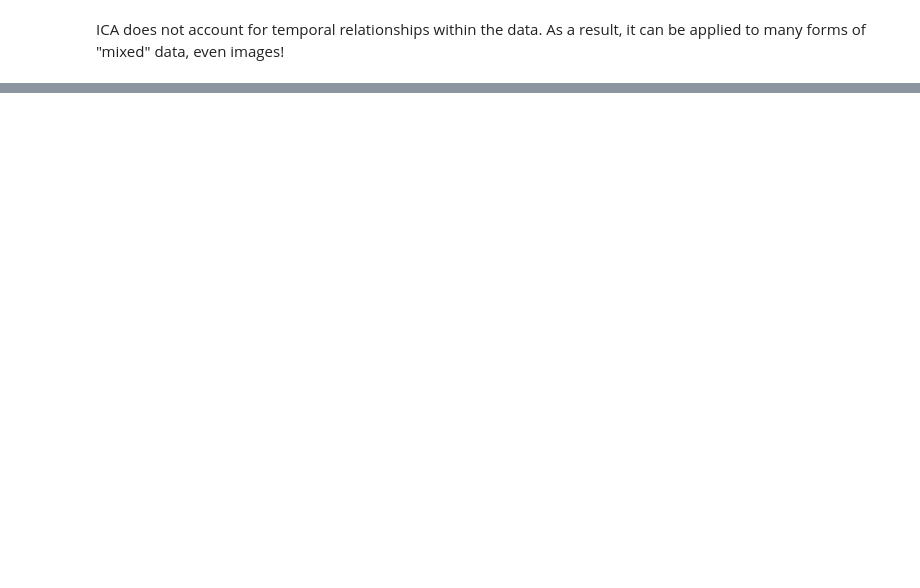
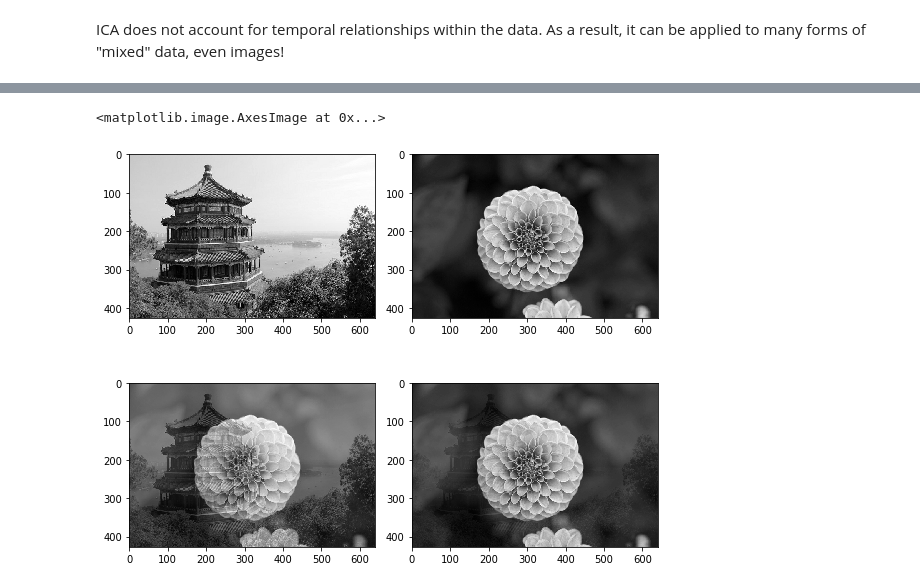
Before and after one commit to ntolley/ds_examples, a Jupyter notebook: ICA.ipynb, the cells around one changed output, grey strips where cells are left out. Drawn from its saved outputs; the diff is of its cells as text; code cells hidden in the pictures; blank space fills up the shorter version.

```diff
--- a/ICA.ipynb
+++ b/ICA.ipynb
@@ -63,0 +68,26 @@ plt.imshow(images['images'][0])
+# %%
+image1_idx, image2_idx = 0, 1
+obv1, obv2 = 0, 1
+
+dataset = load_sample_images()
+rgb_weights = [0.2989, 0.5870, 0.1140] # Used to convert images to grayscale
+img1 =  np.dot(dataset['images'][image1_idx], rgb_weights)
+img2 =  np.dot(dataset['images'][image2_idx], rgb_weights)
+img_shape = img1.shape
+img_flattened = np.vstack([img1.reshape(1,-1), img2.reshape(1,-1)]).T
+mixing_matrix = np.array([[2, 0.5],
+                           [0.6, 5],
+                           [3, 2.2]])
+observations = np.dot(img_flattened, mixing_matrix.T)
+
+fig, ((ax1, ax2), (ax3, ax4)) = plt.subplots(2, 2, figsize=(8,8), tight_layout=True)
+ax1.imshow(img1, cmap='gray')
+ax2.imshow(img2, cmap='gray')
+
+img1_mixed = mixed_img[:,obv1].reshape(img_shape)
+img2_mixed = mixed_img[:,obv2].reshape(img_shape)
+ax3.imshow(img1_mixed, cmap='gray')
+ax4.imshow(img2_mixed, cmap='gray')
+# %% [output]
+<matplotlib.image.AxesImage at 0x...>
+[figure, added]
```
Also changed, not shown: parts of 7 cells of this notebook.
